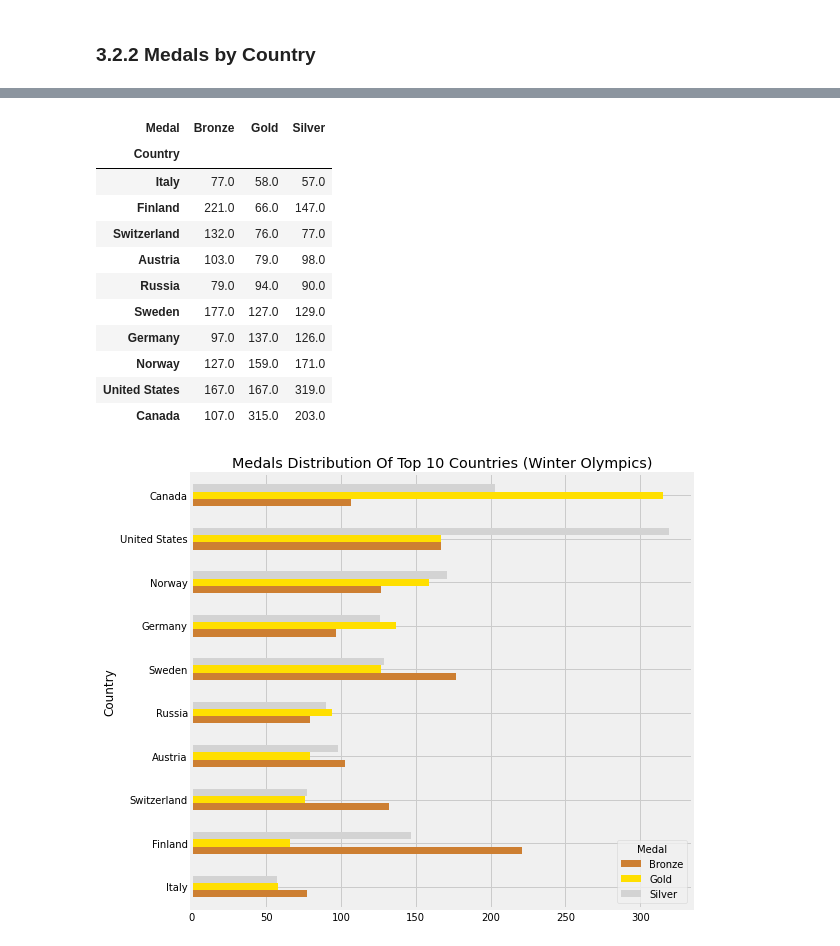
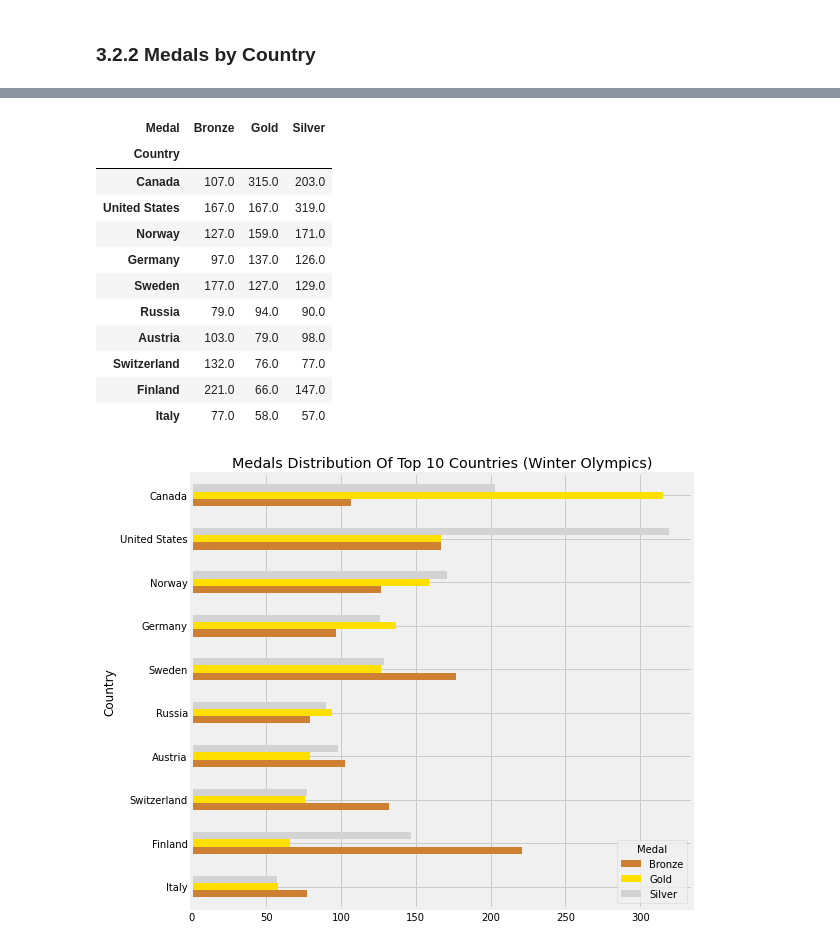
Before and after one commit to eozhisarcikli/olympic-game-analysis, a Jupyter notebook: Analysis & Visualization.ipynb, the cells around one changed output, grey strips where cells are left out. Cells and saved outputs as stored; diff of their text form; code cells hidden in the pictures.

```diff
--- a/Analysis & Visualization.ipynb
+++ b/Analysis & Visualization.ipynb
@@ -259,18 +227,17 @@ medals_country_winter
 # %%
-top_winter = medals_country_winter.sort_values(by='Gold',ascending=False)[:10]
-top_winter = top_winter.sort_values(['Gold','Silver','Bronze'],ascending=True)
+top_winter = medals_country_winter.sort_values(['Gold','Silver','Bronze'],ascending=False)[:10]
 top_winter
 # %% [output]
 | Medal | Bronze | Gold | Silver |
 | Country |  |  |  |
+| Canada | 107.0 | 315.0 | 203.0 |
+| United States | 167.0 | 167.0 | 319.0 |
+| Norway | 127.0 | 159.0 | 171.0 |
+| Germany | 97.0 | 137.0 | 126.0 |
+| Sweden | 177.0 | 127.0 | 129.0 |
+| Russia | 79.0 | 94.0 | 90.0 |
+| Austria | 103.0 | 79.0 | 98.0 |
+| Switzerland | 132.0 | 76.0 | 77.0 |
+| Finland | 221.0 | 66.0 | 147.0 |
 | Italy | 77.0 | 58.0 | 57.0 |
-| Finland | 221.0 | 66.0 | 147.0 |
-| Switzerland | 132.0 | 76.0 | 77.0 |
-| Austria | 103.0 | 79.0 | 98.0 |
-| Russia | 79.0 | 94.0 | 90.0 |
-| Sweden | 177.0 | 127.0 | 129.0 |
-| Germany | 97.0 | 137.0 | 126.0 |
-| Norway | 127.0 | 159.0 | 171.0 |
-| United States | 167.0 | 167.0 | 319.0 |
-| Canada | 107.0 | 315.0 | 203.0 |
 # %%
```
Also changed, not shown: parts of 11 cells of this notebook.
